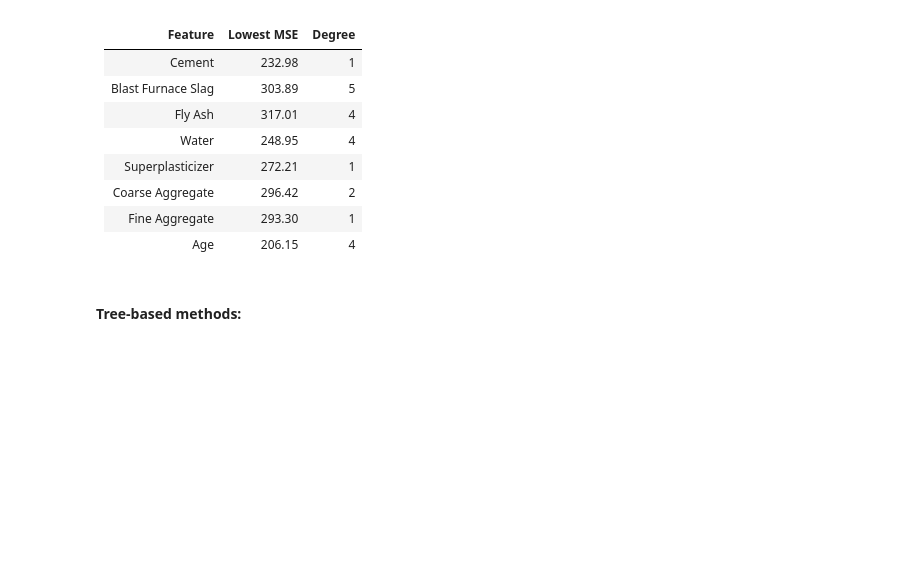
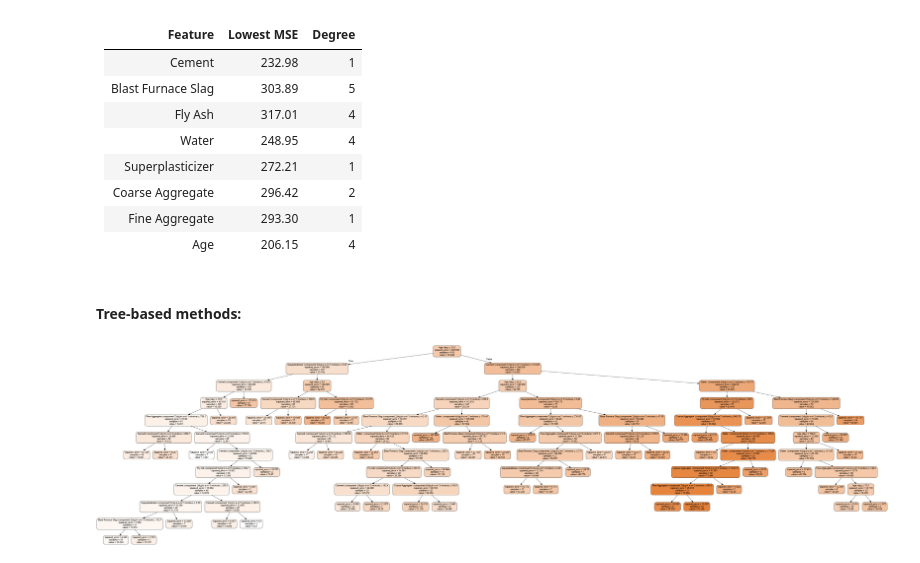
Before and after one commit to ErikTheViking92/Code, a Jupyter notebook: Concrete strength_08.06.ipynb, the cells around one changed output. Cells and saved outputs as stored; diff of their text form; code cells hidden in the pictures; blank space fills up the shorter version.

Commit message:
added example test-traning dataset

```diff
--- a/Concrete strength_08.06.ipynb
+++ b/Concrete strength_08.06.ipynb
@@ -190,3 +194,5 @@ This project aims to predict concrete compressive strength which is a problem wi
+# %%
+X_train, X_test, y_train, y_test = train_test_split(X, y, train_size=0.8, random_state=0, shuffle=True)
 # %% [markdown]
 #### K-fold cross validation:
 # %% [markdown]
@@ -343,0 +352,5 @@ Average R2 across folds: 0.60575303117293
+# %%
+linear = model.fit(X_train, y_train)
+y_pred = linear.predict(X_test)
+# print the mse
+print("Test MSE = ", np.mean((y_pred-y_test)**2))
@@ -661,20 +662,22 @@ Below is a summary of the best MSEs and their associated degrees:
 X_train, X_test, y_train, y_test = train_test_split(X, y, train_size=0.5, random_state=0)
 # %%
 #Fit a regression tree on the training data using the mse metric for splitting, considering all the features and splitting if there are more than 10 samples at a node.
-tree = DecisionTreeRegressor(criterion='mse', max_features=None, min_samples_split=20)
+tree = DecisionTreeRegressor(criterion='squared_error', max_features=None, min_samples_split=20)
 
 tree_est = tree.fit(X_train, y_train)
 # %%
 #Visualize the tree with the help of the graphviz and the iPython package
 # use sklearn's export to generate the dot-data string file with all the nodes and their props.
-dot_data = export_graphviz(tree_est, out_file='boston_tree.dot',feature_names=df.columns[0:-1],filled=True,
+dot_data = export_graphviz(tree_est, out_file='boston_tree.dot',feature_names=concrete_df.columns[0:-1],filled=True,
                            rounded=True, special_characters=True)
 
 with open('boston_tree.dot') as f:
     dot_graph = f.read()
 
 # create the source object
 I = graphviz.Source(dot_graph, format='png', engine='dot')
 # Use ipython Image to shrink the rendered image of the source obj to fit into jupyter nb.
 Image(I.render())
+# %% [output]
+[figure, added]
 # %%
```
Also changed, not shown: parts of 10 cells of this notebook.
